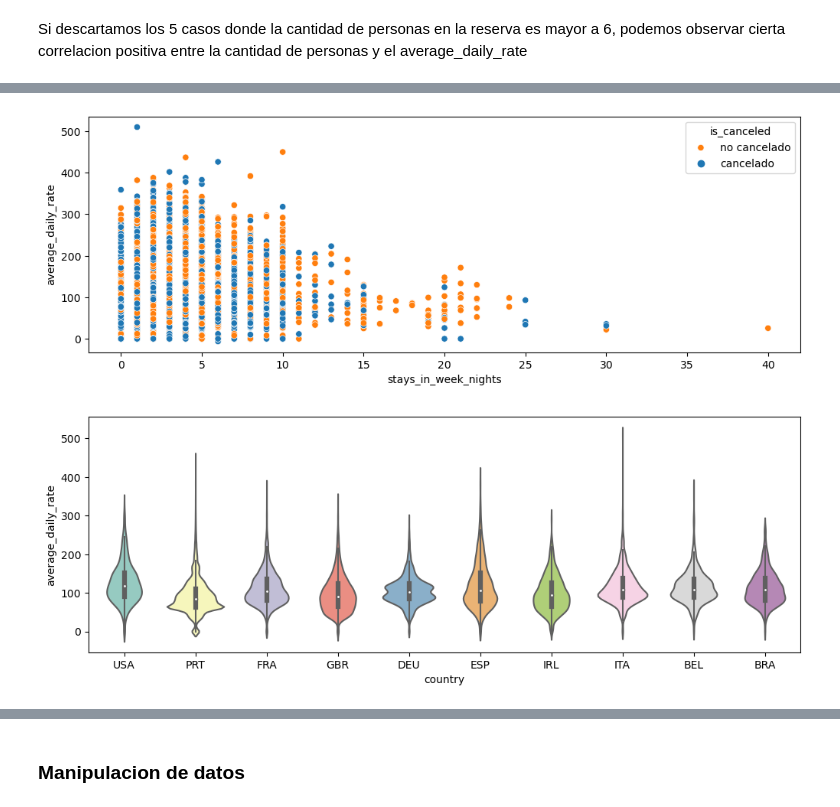
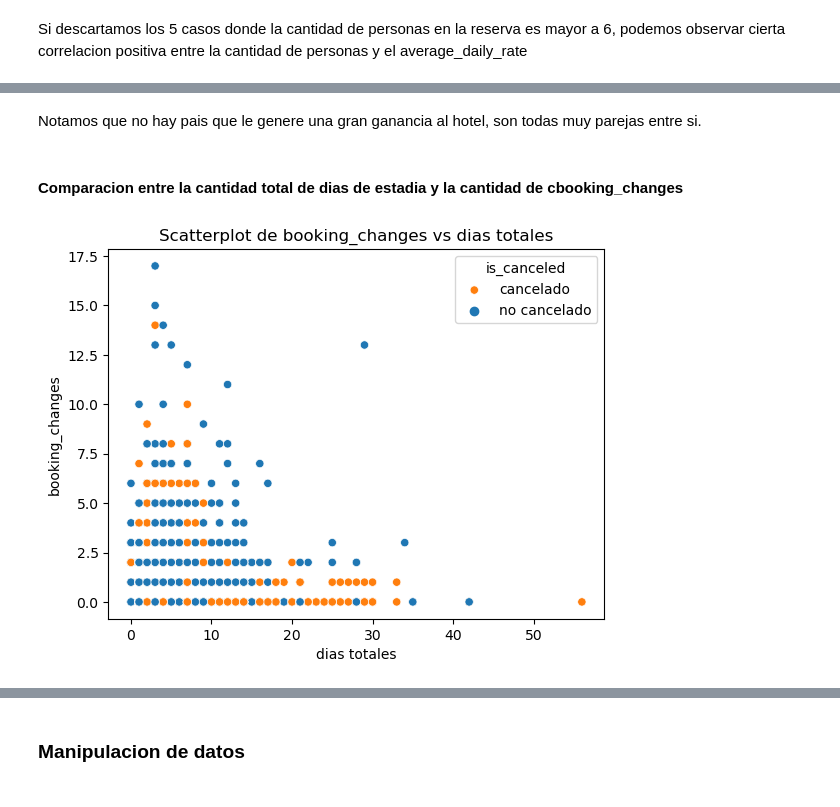
Before and after one commit to JuampiCarosi/7506R-2C2023-GRUPO23, a Jupyter notebook: 7506R_TP1_GRUPO23_CHP1_ENTREGA.ipynb, the cells around one changed output, grey strips where cells are left out. Cells and saved outputs as stored; diff of their text form; code cells hidden in the pictures.

```diff
--- a/7506R_TP1_GRUPO23_CHP1_ENTREGA.ipynb
+++ b/7506R_TP1_GRUPO23_CHP1_ENTREGA.ipynb
@@ -1118,15 +1170,12 @@ plt.show()
+# %% [markdown]
+Notamos que no hay pais que le genere una gran ganancia al hotel, son todas muy parejas entre si.
+# %% [markdown]
+#### Comparacion entre la cantidad total de dias de estadia y la cantidad de cbooking_changes
 # %%
-fig, ax = plt.subplots(figsize=(12, 4))
-sns.scatterplot(x="stays_in_week_nights", y="average_daily_rate", hue = "is_canceled", data=df)
-plt.legend(title='is_canceled', labels=['no cancelado', 'cancelado'])
+dias_totales = df['stays_in_week_nights'] + df['stays_in_weekend_nights']
+sns.scatterplot(x = dias_totales, y = "booking_changes", hue = "is_canceled", data=df).set(xlabel='dias totales')
+plt.legend(title='is_canceled', labels=['cancelado', 'no cancelado'])
+plt.title('Scatterplot de booking_changes vs dias totales')
 plt.show()
 # %% [output]
-[figure, old version]
+[figure, new version]
-# %%
-plt.figure(figsize=(12, 4))
-naciones_con_mas_reservas = df['country'].value_counts().head(10).index
-df_filtrado = df[df['country'].isin(naciones_con_mas_reservas)]
-sns.violinplot(x="country", y="average_daily_rate", data=df_filtrado, palette="Set3")
-plt.show()
-# %% [output]
-[figure, removed]
```
Also changed, not shown: parts of 35 cells of this notebook.
